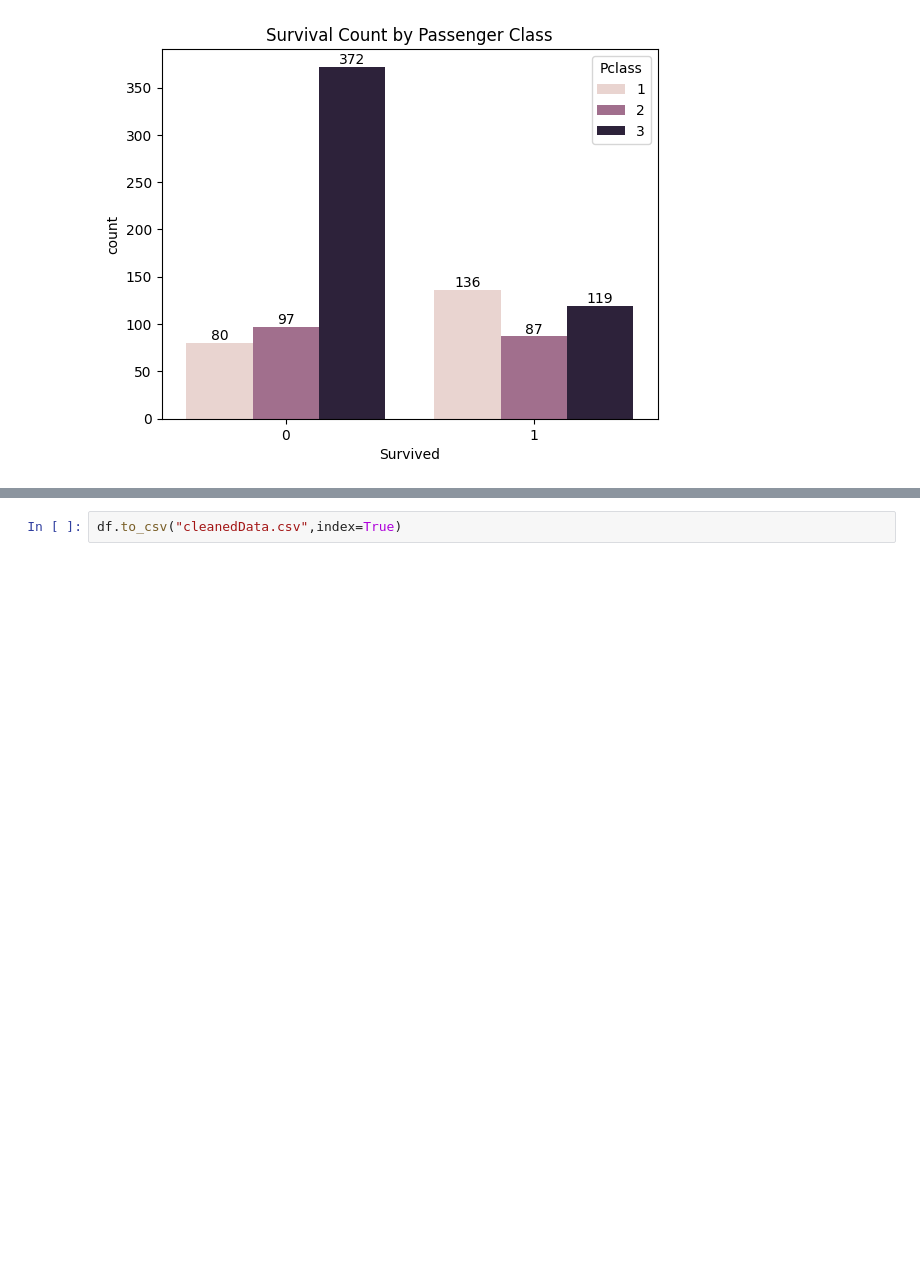
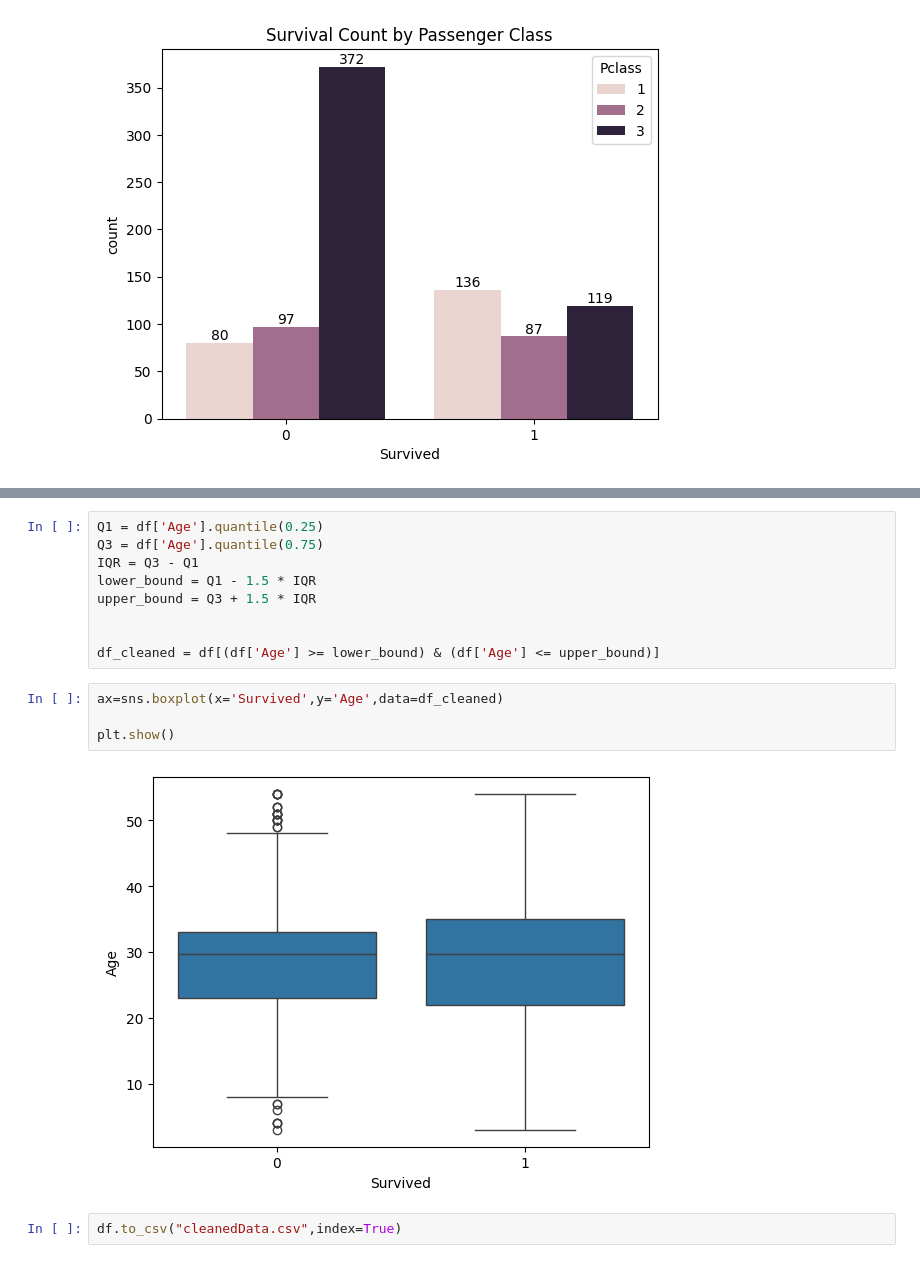
Before and after one commit to harshthorve284/PassengersSurvival, a Jupyter notebook: project.ipynb, the cells around one changed output, grey strips where cells are left out. Saved outputs shown, nothing was run; the diff lists cells and outputs as text; blank space fills up the shorter version.

```diff
--- a/project.ipynb
+++ b/project.ipynb
@@ -154,5 +156,20 @@ plt.title('Age Distribution by Survival')
 plt.show()
 # %% [output]
 [figure]
+# %%
+Q1 = df['Age'].quantile(0.25)
+Q3 = df['Age'].quantile(0.75)
+IQR = Q3 - Q1
+lower_bound = Q1 - 1.5 * IQR
+upper_bound = Q3 + 1.5 * IQR
+
+
+df_cleaned = df[(df['Age'] >= lower_bound) & (df['Age'] <= upper_bound)]
+# %%
+ax=sns.boxplot(x='Survived',y='Age',data=df_cleaned)
+
+plt.show()
+# %% [output]
+[figure, added]
 # %%
 df.to_csv("cleanedData.csv",index=True)
```
Also changed, not shown: parts of 2 cells of this notebook, 1 other file.
